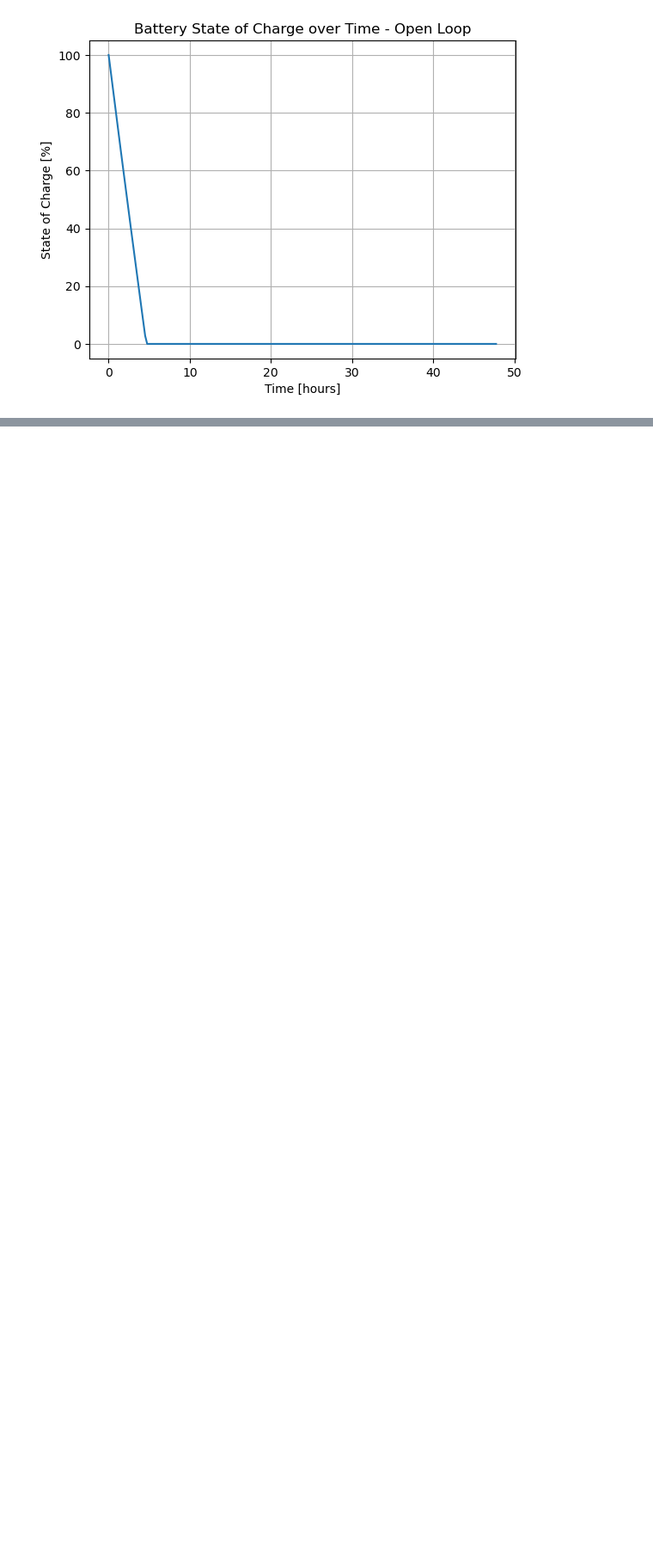
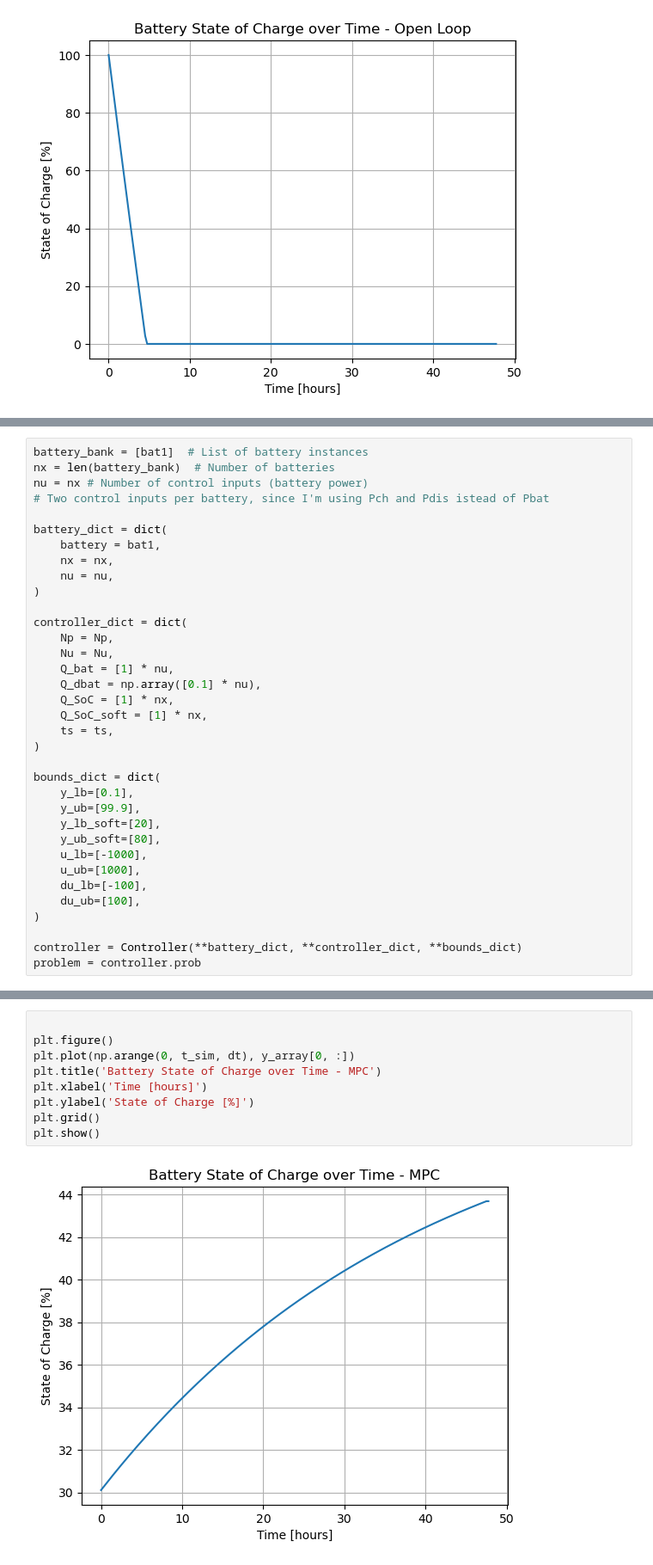
Before and after one commit to DaniloOrige/Microgrid_MPC_Simulation, a Jupyter notebook: dev/simulation.ipynb, the cells around one changed output, grey strips where cells are left out. Shown at 86% size. Cells and saved outputs as stored; diff of their text form; blank space fills up the shorter version.

```diff
--- a/dev/simulation.ipynb
+++ b/dev/simulation.ipynb
@@ -284,0 +233,35 @@ for j in range(Np):
+# %%
+battery_bank = [bat1]  # List of battery instances
+nx = len(battery_bank)  # Number of batteries
+nu = nx # Number of control inputs (battery power)
+# Two control inputs per battery, since I'm using Pch and Pdis istead of Pbat
+
+battery_dict = dict(
+    battery = bat1,
+    nx = nx,
+    nu = nu,
+)
+
+controller_dict = dict(
+    Np = Np,
+    Nu = Nu,
+    Q_bat = [1] * nu,
+    Q_dbat = np.array([0.1] * nu),
+    Q_SoC = [1] * nx,
+    Q_SoC_soft = [1] * nx,
+    ts = ts,
+)
+
+bounds_dict = dict(
+    y_lb=[0.1],
+    y_ub=[99.9],
+    y_lb_soft=[20],
+    y_ub_soft=[80],
+    u_lb=[-1000],
+    u_ub=[1000],
+    du_lb=[-100],
+    du_ub=[100],
+)
+
+controller = Controller(**battery_dict, **controller_dict, **bounds_dict)
+problem = controller.prob
@@ -284,0 +354,11 @@ for j in range(Np):
+# %%
+
+plt.figure()
+plt.plot(np.arange(0, t_sim, dt), y_array[0, :])
+plt.title('Battery State of Charge over Time - MPC')
+plt.xlabel('Time [hours]')
+plt.ylabel('State of Charge [%]')
+plt.grid()
+plt.show()
+# %% [output]
+[figure, added]
```
Also changed, not shown: parts of 12 cells of this notebook, 1 other file.
